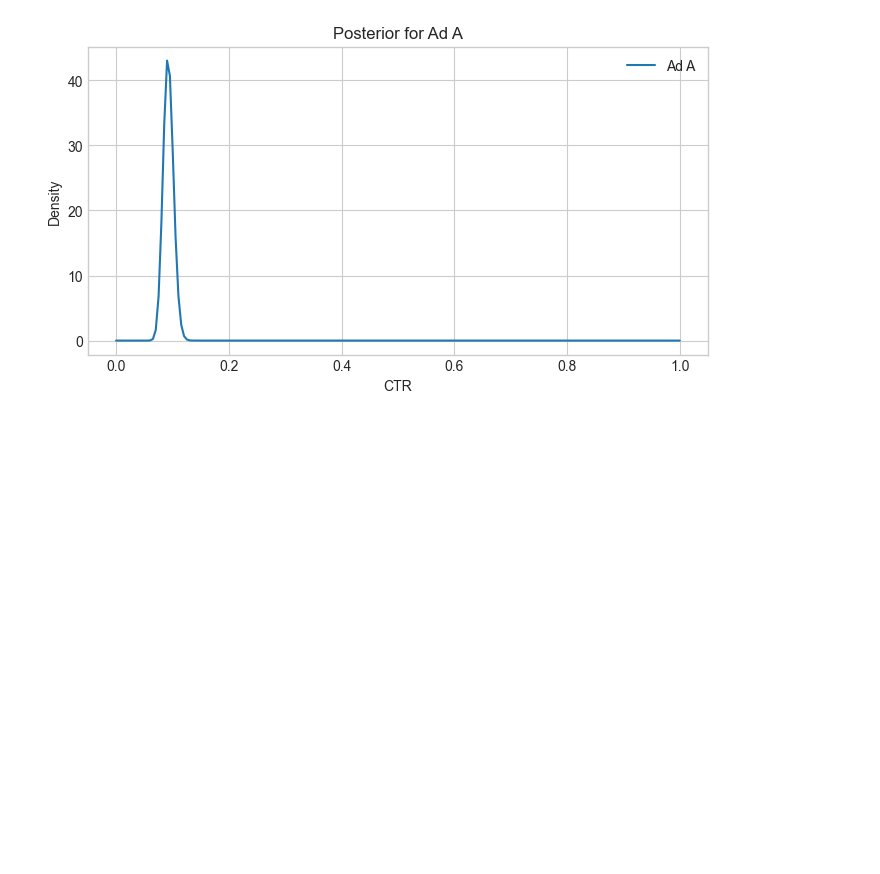
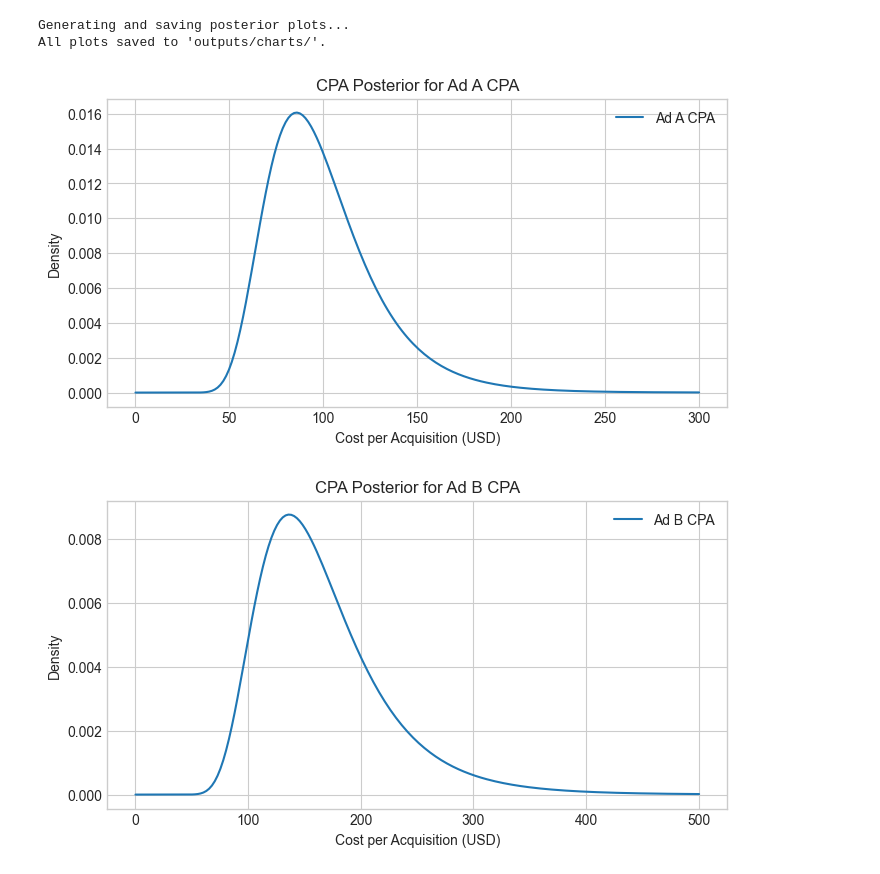
Before and after one commit to justatma/Bayesian-Statistics-in-Marketing, a Jupyter notebook: bayesian_ads.ipynb, the cells around one changed output. Drawn from its saved outputs; the diff is of its cells as text; code cells hidden in the pictures; blank space fills up the shorter version.

Commit message:
feat: Finalize Bayesian analysis codebase

```diff
--- a/bayesian_ads.ipynb
+++ b/bayesian_ads.ipynb
@@ -23,3 +33,0 @@ print(plt.style.available)
-# %%
-import matplotlib.pyplot as plt
-plt.style.use('seaborn-v0_8-whitegrid')
@@ -77,10 +126,35 @@ a_alpha, a_beta
 # %%
-# Cell 4: Posterior Plotting
+# # Cell 4: Visualization and Plotting
+## Modified: This cell now loops through the stored posteriors to save plots for the report.
+print("Generating and saving posterior plots...")
 
-from modules.visualization import plot_posterior, save_posterior_plot
+# Create directories if they don't exist
+os.makedirs('outputs/charts', exist_ok=True)
+os.makedirs('outputs/traces', exist_ok=True)
 
-alpha_a, beta_a = compute_posterior(1, 1, 92, 1000)
-save_posterior_plot(alpha_a, beta_a, 'Ad A', 'outputs/charts/posterior_Ad_A.png')
-plot_posterior(alpha_a, beta_a, 'Ad A')
+# Plot CTR
+for ad_name, (dist, p1, p2) in ctr_posteriors.items():
+    save_posterior_plot(p1, p2, f"{ad_name} CTR", f"outputs/charts/ctr_{ad_name}.png")
+
+# Plot CVR
+for ad_name, (dist, p1, p2) in cvr_posteriors.items():
+    save_posterior_plot(p1, p2, f"{ad_name} CVR", f"outputs/charts/cvr_{ad_name}.png")
+
+# Plot CPA
+for ad_name, (dist, p1, p2) in cpa_posteriors.items():
+    # Note: Your cpa_visualization module plots Inverse-Gamma, but your reporting module
+    # expects Gamma. Assuming visualization is for interactive use and reporting is final.
+    # We will save a plot for completeness.
+    save_cpa_plot(p1, p2, f"{ad_name} CPA", f"outputs/charts/cpa_{ad_name}.png")
+
+# Plot ROAS
+for ad_name, (dist, p1, p2) in roas_posteriors.items():
+    # Note: Using roas_visualization which plots Gamma. We'll adjust the report call if needed.
+    save_roas_plot(p1, p2, f"{ad_name} ROAS", f"outputs/charts/roas_{ad_name}.png")
+
+print("All plots saved to 'outputs/charts/'.")
 # %% [output]
+Generating and saving posterior plots...
+All plots saved to 'outputs/charts/'.
-[figure, old version]
+[figure, new version]
+[figure, added]
```
Also changed, not shown: parts of 8 cells of this notebook, 41 other files.
